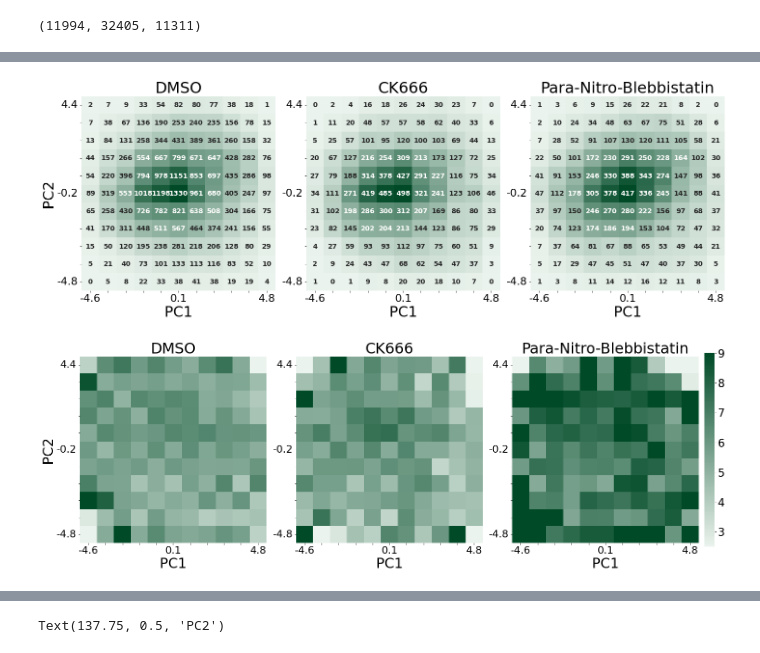
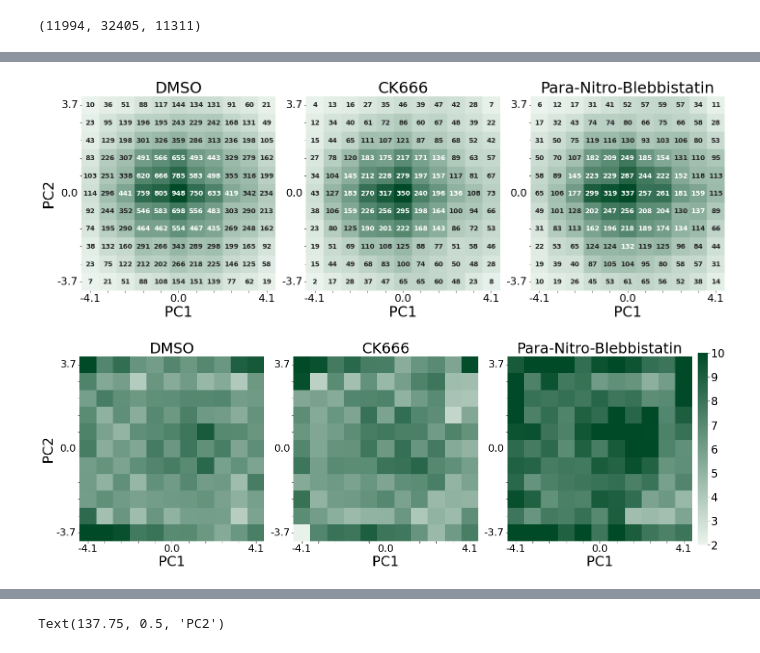
Before and after one commit to looneytunes2/NeutrophilShapeAnalysis, a Jupyter notebook: Notebooks/Confocal Combined PCA CK666 and ParaNitroBlebbistatin Analysis 202310 PC1-PC2 transitions.ipynb, the cells around one changed output, grey strips where cells are left out. Saved outputs shown, nothing was run; the diff lists cells and outputs as text; code cells hidden in the pictures.

```diff
--- a/Notebooks/Confocal Combined PCA CK666 and ParaNitroBlebbistatin Analysis 202310 PC1-PC2 transitions.ipynb
+++ b/Notebooks/Confocal Combined PCA CK666 and ParaNitroBlebbistatin Analysis 202310 PC1-PC2 transitions.ipynb
@@ -65,7 +65,7 @@ def closest(lst, K):
 
 time_interval = 10 #sec/frame
 
-datadir = 'D:/Aaron/Data/Combined_Confocal_PCA/'
+datadir = 'D:/Aaron/Data/Combined_Confocal_PCA_newrotation/'
 savedir = datadir + 'CK666_and_ParaNitroBlebbistatin/'
 if not os.path.exists(savedir):
     os.makedirs(savedir)
@@ -73,7 +73,10 @@ if not os.path.exists(savedir):
 FullFrame = pd.read_csv(datadir + 'Shape_Metrics_transitionPCbins.csv', index_col=0)
 
 
-nbins = np.max(FullFrame[[x for x in FullFrame.columns.to_list() if 'bin' in x]].to_numpy())-1
+nbins = np.max(FullFrame[[x for x in FullFrame.columns.to_list() if 'bin' in x]].to_numpy())
+
+#open the centers of the binned PCs
+centers = pd.read_csv(datadir+'PC_bin_centers.csv', index_col=0)
 
 #narrow data down to just these experiments
 #add migration mode
@@ -94,9 +97,3 @@ FullFrame['Treatment'] = pd.Categorical(treat, categories=['DMSO','CK666','Para-
 FullFrame = FullFrame.sort_values(by='Treatment')
 #limit the dataframe to only what's in the experiments of interest
 TotalFrame = FullFrame.dropna(subset=['Treatment'])
-
-#still need to calculate PC bins for later plots
-hist1, PC1bins = np.histogram(TotalFrame.PC1, nbins)
-hist2, PC2bins = np.histogram(TotalFrame.PC2, nbins)
-hist3, PC3bins = np.histogram(TotalFrame.PC3, nbins)
-hist4, PC4bins = np.histogram(TotalFrame.PC4, nbins)
@@ -407,7 +426,7 @@ for i, ax in enumerate(axes):
     #plot heatmap with seaborn
     sns.heatmap(
         bighm,
-        vmin=0, vmax=0.04, #center=0,
+        vmin=0, vmax=0.035, #center=0,
         cmap=sns.diverging_palette(220, 20, n=200),
         square=True,
         xticklabels = True,
@@ -418,11 +437,11 @@ for i, ax in enumerate(axes):
 #         cbar_kws=cbar_kws
     )
     ax.set_xticklabels(
-        [round((PC1bins[i+1]+x)/2,1) for i,x in enumerate(PC1bins[:-1])],
+        [round(x,1) for x in centers.PC1.to_list()],
         fontsize = 16
     )
     ax.set_yticklabels(
-        [round((PC2bins[i+1]+x)/2,1) for i,x in enumerate(PC2bins[:-1])],
+        [round(x,1) for x in centers.PC2.to_list()],
         rotation=0,
         fontsize = 16
     )
@@ -494,11 +605,11 @@ for i, ax in enumerate(axes):
 #         cbar_kws=cbar_kws
     )
     ax.set_xticklabels(
-        [round((PC1bins[i+1]+x)/2,1) for i,x in enumerate(PC1bins[:-1])],
+        [round(x,1) for x in centers.PC1.to_list()],
         fontsize = 22
     )
     ax.set_yticklabels(
-        [round((PC2bins[i+1]+x)/2,1) for i,x in enumerate(PC2bins[:-1])],
+        [round(x,1) for x in centers.PC2.to_list()],
         rotation=0,
         fontsize = 22
     )
@@ -525,7 +636,7 @@ axes[0].set_ylabel('PC2', fontsize = 30)
 plt.tight_layout()
 plt.savefig(savedir + 'PC1_PC2 counts heatmap separated.png', bbox_inches='tight', dpi = 500)
 # %% [output]
-[figure, old version]
+[figure, new version]
 # %%
 ########### PLOT THE DWELL TIME OF THE MIGRATION MODES IN THE CGPS #############
 
@@ -553,7 +664,7 @@ for i, ax in enumerate(axes):
     #plot heatmap with seaborn
     sns.heatmap(
         bighm,
-        vmin=2.5, vmax=9, #center=0,
+        vmin=2, vmax=10, #center=0,
         cmap=sns.light_palette('#004a27', as_cmap=True),
         square=True,
         xticklabels = True,
@@ -564,35 +675,35 @@ for i, ax in enumerate(axes):
 #         cbar_kws=cbar_kws
     )
     ax.set_xticklabels(
-        [round((PC1bins[i+1]+x)/2,1) for i,x in enumerate(PC1bins[:-1])],
+        [round(x,1) for x in centers.PC1.to_list()],
         fontsize = 22
     )
     ax.set_yticklabels(
-        [round((PC2bins[i+1]+x)/2,1) for i,x in enumerate(PC2bins[:-1])],
+        [round(x,1) for x in centers.PC2.to_list()],
         rotation=0,
         fontsize = 22
     )
     #take out all axis labels except the desired ones
     for i, l in enumerate(ax.xaxis.get_ticklabels()):
         if i%5 != 0:
             l.set_visible(False)
     for i, l in enumerate(ax.yaxis.get_ticklabels()):
         if i%5 != 0:
             l.set_visible(False)
     #set axis titles
     ax.set_xlabel('PC1', fontsize = 30)
 
     #correct axis orientations
     ax.invert_yaxis()
     #set title
     ax.set_title(mm, fontsize = 32)
 
 
 # adjust colorbar tick label size
 cbar_ax.set_yticklabels(cbar_ax.get_yticklabels(),fontsize=24)
 #set axis title
 axes[0].set_ylabel('PC2', fontsize = 30)
 plt.tight_layout()
 plt.savefig(savedir + 'PC1_PC2 probability dwell time heatmap separated.png', bbox_inches='tight', dpi = 500)
 # %% [output]
-[figure, old version]
+[figure, new version]
```
Also changed, not shown: parts of 18 cells of this notebook, 48 other files.
